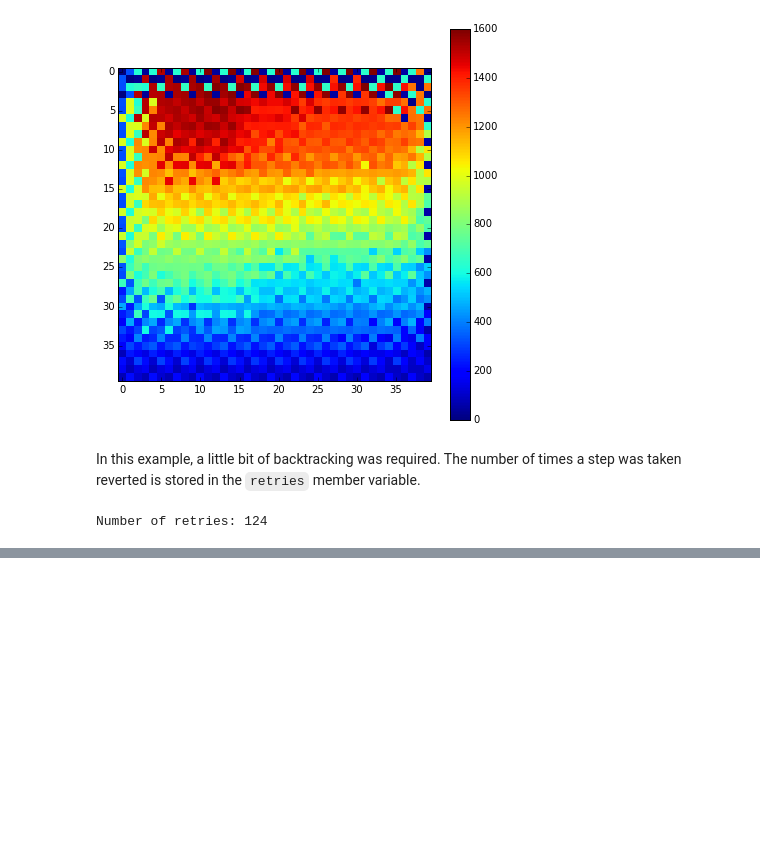
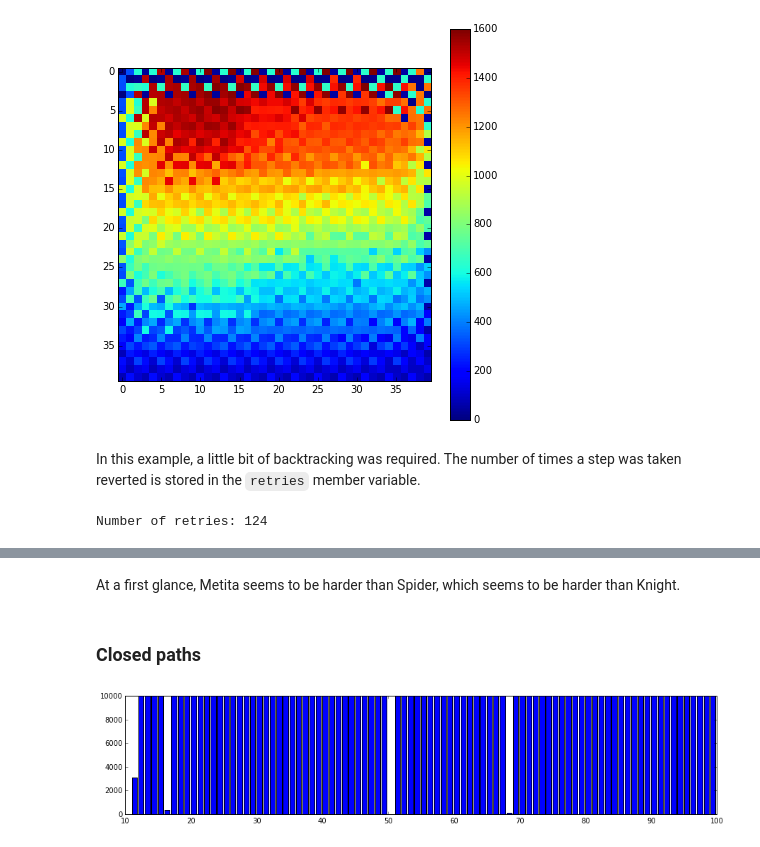
Before and after one commit to jfjlaros/hamilton, a Jupyter notebook: heatmap.ipynb, the cells around one changed output, grey strips where cells are left out. Cells and saved outputs as stored; diff of their text form; code cells hidden in the pictures; blank space fills up the shorter version.

```diff
--- a/heatmap.ipynb
+++ b/heatmap.ipynb
@@ -80,0 +118,9 @@ Number of retries: 124
+# %% [markdown]
+At a first glance, Metita seems to be harder than Spider, which seems to be harder than Knight.
+# %% [markdown]
+### Closed paths
+# %%
+values = easyness(domain, 'metita.yml', True, 10000)
+bar(domain, values);
+# %% [output]
+[figure, added]
```
Also changed, not shown: parts of 16 cells of this notebook, 2 other files.
